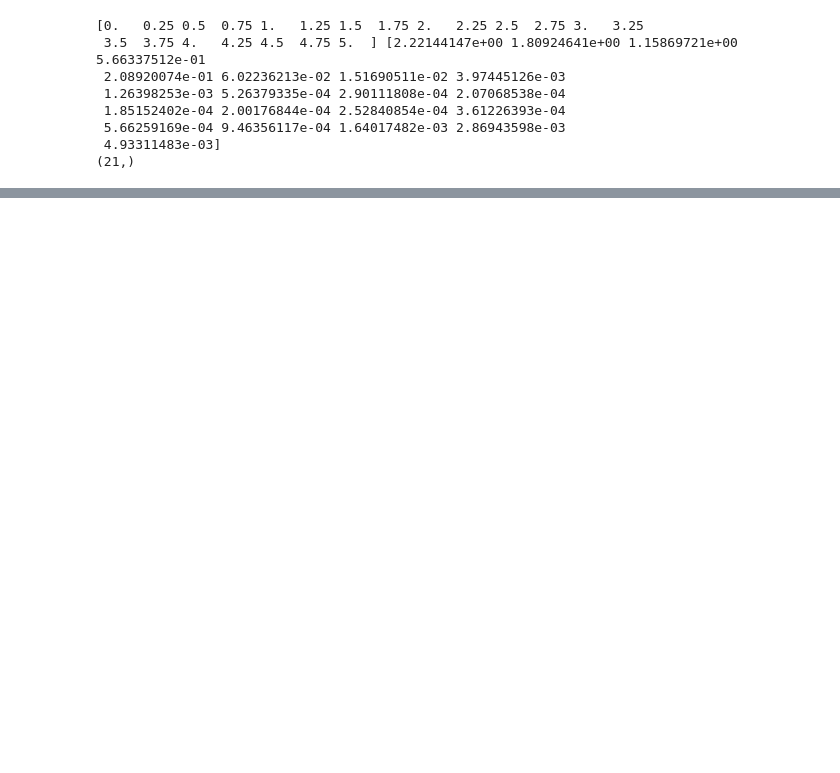
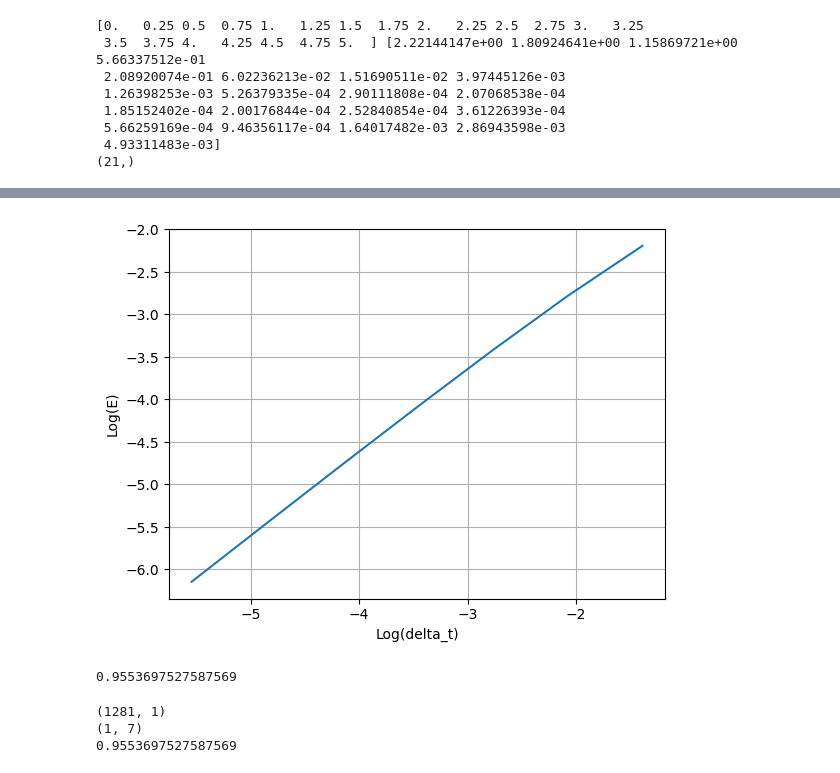
Before and after one commit to ZaratexD/Applied_Math, a Jupyter notebook: solution.ipynb, the cells around one changed output, grey strips where cells are left out. Saved outputs shown, nothing was run; the diff lists cells and outputs as text; code cells hidden in the pictures; blank space fills up the shorter version.

Commit message:
Finished (a) and stored in variables A1, A2, A3. Formatted correctly from just reading, need to run through gradescope for verification.

```diff
--- a/solution.ipynb
+++ b/solution.ipynb
@@ -79,0 +75,33 @@ for delta in all_deltas:
+# %%
+# Plot log(delta_t) on the x axis and Log(E) on the y axis.
+
+plt.plot(np.log(all_deltas), np.log(all_error_mean))
+plt.xlabel('Log(delta_t)')
+plt.ylabel('Log(E)')
+plt.grid(True)
+plt.show()
+# Using Polyfit find the slope of the best fit line through this data. This is the order of the forward Euler method.
+
+slope, intercept = np.polyfit(np.log(all_deltas), np.log(all_error_mean), 1)
+
+print(slope)
+# %% [output]
+[figure, added]
+0.9553697527587569
+# %%
+# Save your last numerical solution delta_t = 2**-8 as a column vector A1.
+# Save th error values in a row vector with 7 components in A2
+A1_t, A1 = FE(y_0, delta, dydt)
+
+A1 = A1.reshape(-1,1)
+print(A1.shape)
+
+A2 = np.array(all_error_mean).reshape(1, -1)
+print(A2.shape)
+
+A3 = slope
+print(A3)
+# %% [output]
+(1281, 1)
+(1, 7)
+0.9553697527587569
```
Also changed, not shown: parts of 2 cells of this notebook.
